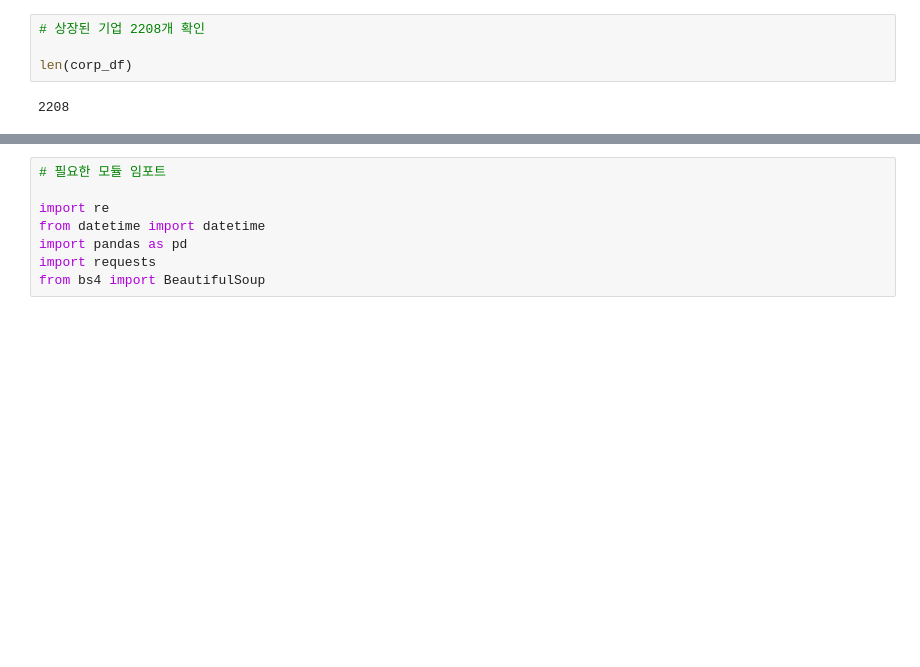
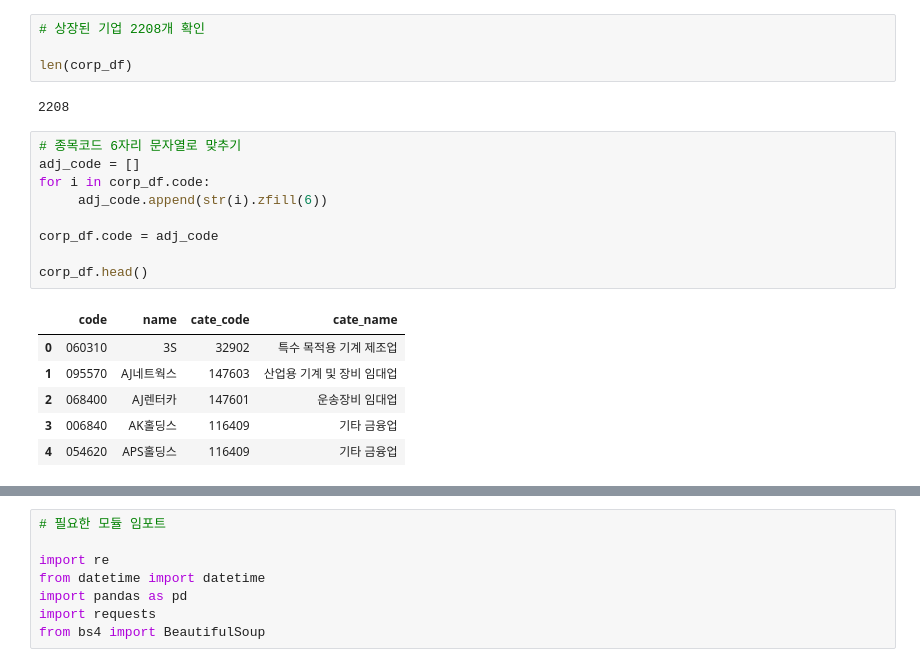
Before and after one commit to songyeseol/corp_portfolio_analysis, a Jupyter notebook: corp_portfolio_analysis.ipynb, the cells around one changed output, grey strips where cells are left out. Cells and saved outputs as stored; diff of their text form; blank space fills up the shorter version.

```diff
--- a/corp_portfolio_analysis.ipynb
+++ b/corp_portfolio_analysis.ipynb
@@ -49,6 +51,22 @@ corp_df.head()
 len(corp_df)
 # %% [output]
 2208
+# %%
+# 종목코드 6자리 문자열로 맞추기
+adj_code = []
+for i in corp_df.code:
+     adj_code.append(str(i).zfill(6))
+
+corp_df.code = adj_code
+
+corp_df.head()
+# %% [output]
+|  | code | name | cate_code | cate_name |
+| 0 | 060310 | 3S | 32902 | 특수 목적용 기계 제조업 |
+| 1 | 095570 | AJ네트웍스 | 147603 | 산업용 기계 및 장비 임대업 |
+| 2 | 068400 | AJ렌터카 | 147601 | 운송장비 임대업 |
+| 3 | 006840 | AK홀딩스 | 116409 | 기타 금융업 |
+| 4 | 054620 | APS홀딩스 | 116409 | 기타 금융업 |
 # %% [markdown]
 ## 2) 기업 재무 데이터 크롤링
 
```
Also changed, not shown: parts of 15 cells of this notebook.
